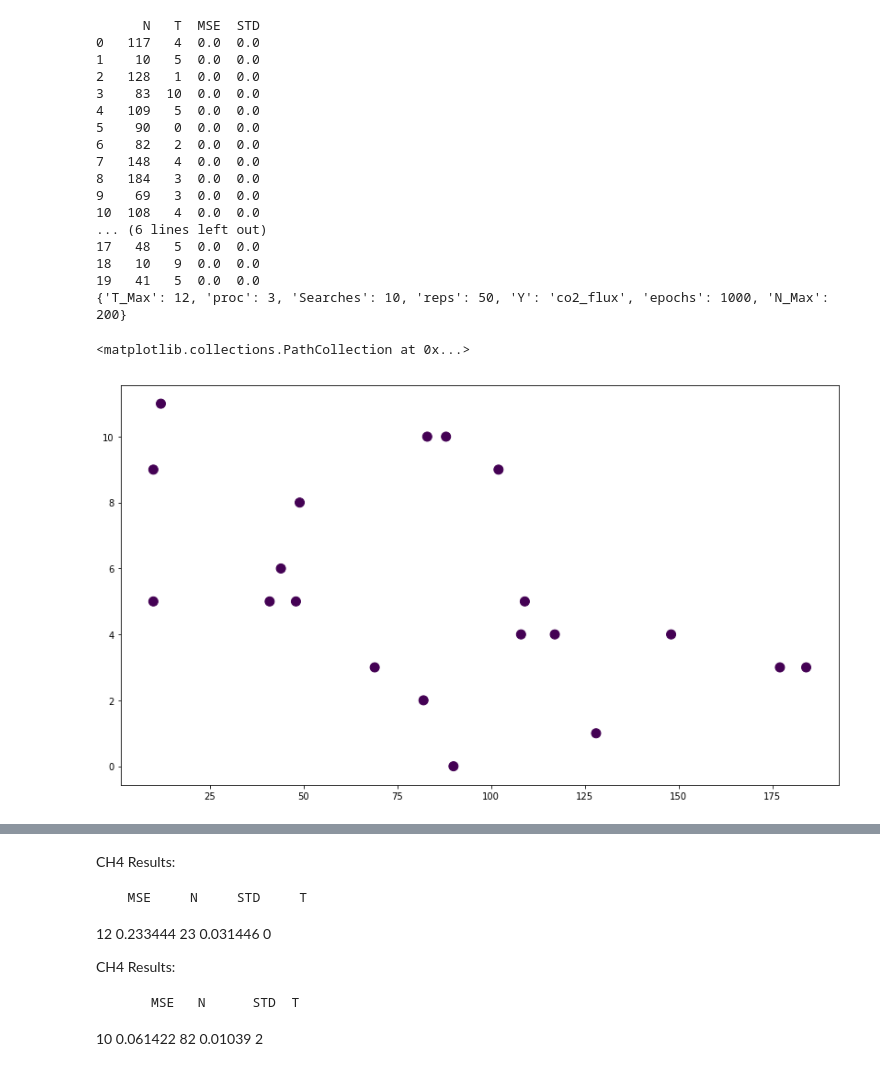
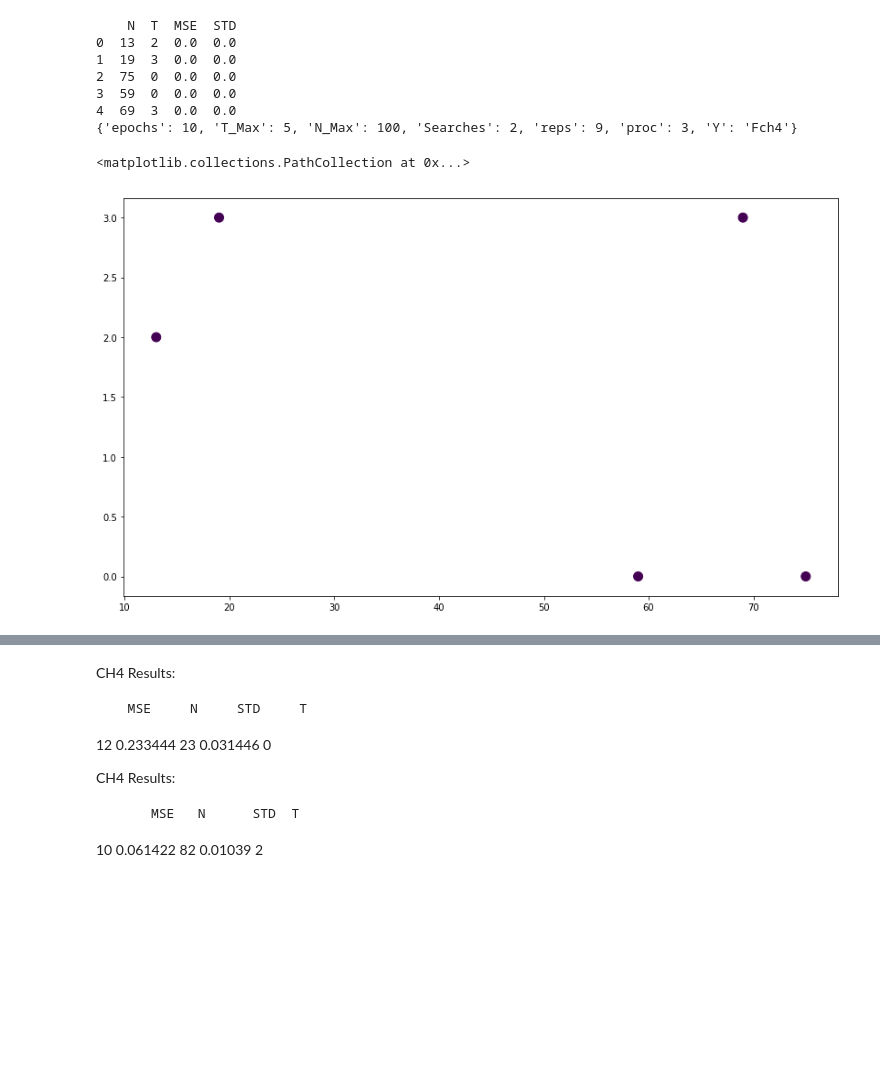
Before and after one commit to June-Skeeter/ML_GapFilling, a Jupyter notebook: Bayseian_Optimisation.ipynb, the cells around one changed output, grey strips where cells are left out. Cells and saved outputs as stored; diff of their text form; code cells hidden in the pictures; blank space fills up the shorter version.

```diff
--- a/Bayseian_Optimisation.ipynb
+++ b/Bayseian_Optimisation.ipynb
@@ -30,52 +30,42 @@ class Params:
         else:
             epochs = 10
             reps = 9
             N_Max = 100
             T_Max = 5
             samp_size = 5
             Searches = 2
         N = np.array(np.random.rand(samp_size)*(N_Max-1)+1,dtype='int32')
         T = np.array(np.random.rand(samp_size)*T_Max,dtype='int32')
         d = {'N':N,'T':T}
         self.Runs = pd.DataFrame(data=d)
         self.params = {}
         self.params['T_Max'] = T_Max
         self.params['N_Max'] = N_Max
         self.params['reps'] = reps
         self.params['epochs'] = epochs
         self.params['Y'] = Y
         self.params['proc']=3
         self.params['Searches']=Searches
 
-rpms = Params('Full','co2_flux')
+rpms = Params('Test','Fch4')
 # rpms = Params('Test',5,'ch4_flux')
 Runs,params = rpms.Runs,rpms.params
 Runs['MSE'] = 0.0
 Runs['STD'] = 0.0
 print(Runs)
 print(params)
 plt.figure()
 plt.scatter(Runs["N"],Runs['T'],s=100,c=Runs['MSE'])
 # %% [output]
-      N   T  MSE  STD
-0   117   4  0.0  0.0
-1    10   5  0.0  0.0
-2   128   1  0.0  0.0
-3    83  10  0.0  0.0
-4   109   5  0.0  0.0
-5    90   0  0.0  0.0
-6    82   2  0.0  0.0
-7   148   4  0.0  0.0
-8   184   3  0.0  0.0
-9    69   3  0.0  0.0
-10  108   4  0.0  0.0
-... (6 lines left out)
-17   48   5  0.0  0.0
-18   10   9  0.0  0.0
-19   41   5  0.0  0.0
-{'T_Max': 12, 'proc': 3, 'Searches': 10, 'reps': 50, 'Y': 'co2_flux', 'epochs': 1000, 'N_Max': 200}
+    N  T  MSE  STD
+0  13  2  0.0  0.0
+1  19  3  0.0  0.0
+2  75  0  0.0  0.0
+3  59  0  0.0  0.0
+4  69  3  0.0  0.0
+{'epochs': 10, 'T_Max': 5, 'N_Max': 100, 'Searches': 2, 'reps': 9, 'proc': 3, 'Y': 'Fch4'}
 <matplotlib.collections.PathCollection at 0x...>
-[figure, old version]
+[figure, new version]
 # %%
 class ReadStandardTime:
     def __init__(self,Path):
```
Also changed, not shown: parts of 4 cells of this notebook, 1 other file.
